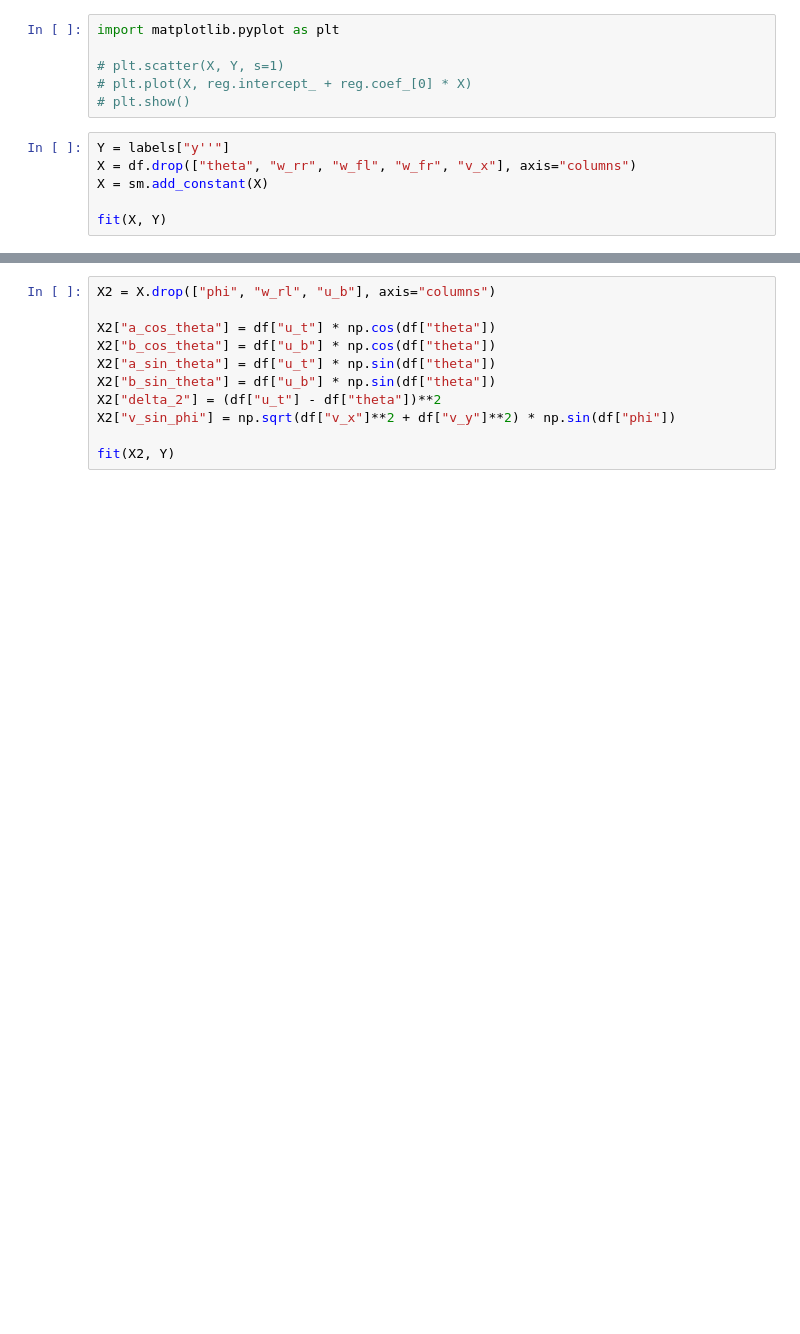
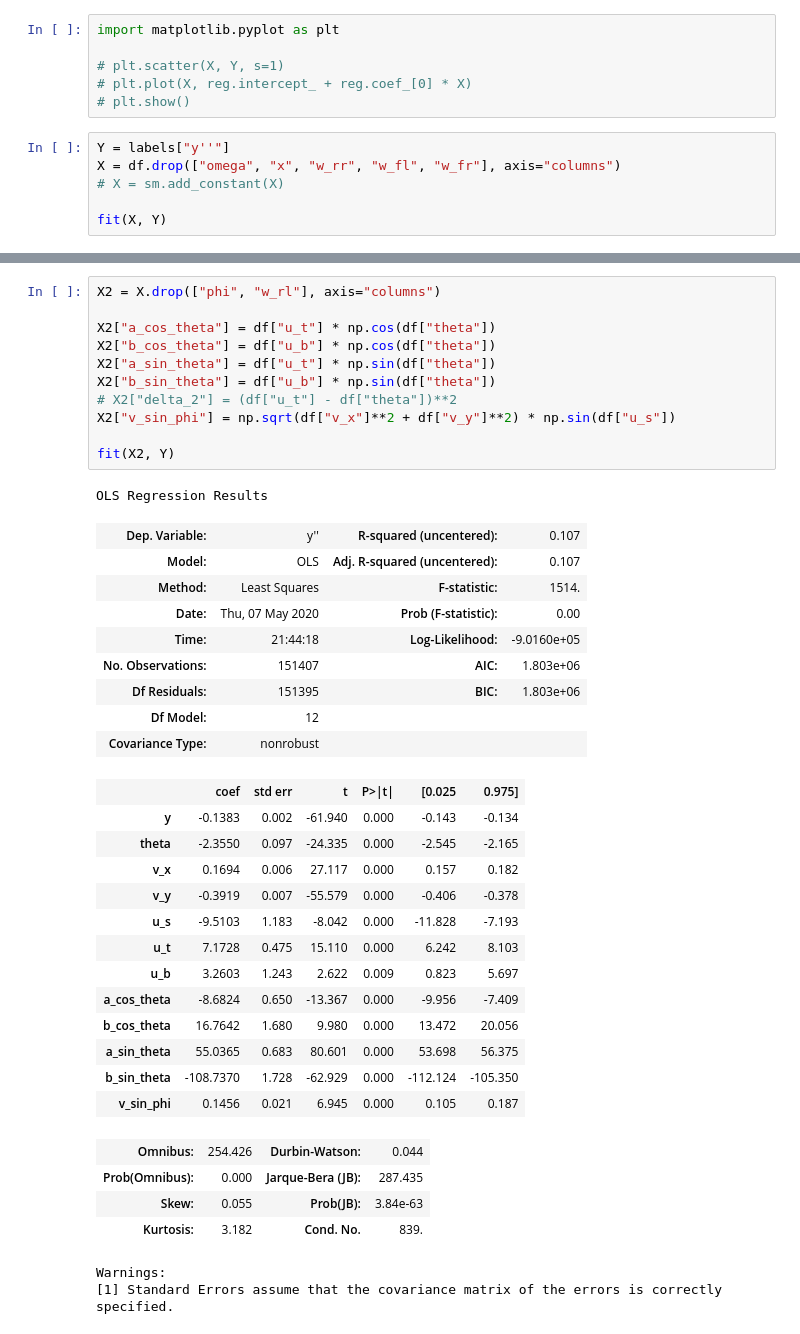
Before and after one commit to aysaha/racecar_control, a Jupyter notebook: src/Extend dataset.ipynb, the cells around one changed output, grey strips where cells are left out. Drawn from its saved outputs; the diff is of its cells as text; blank space fills up the shorter version.

```diff
--- a/src/Extend dataset.ipynb
+++ b/src/Extend dataset.ipynb
@@ -214,7 +236,7 @@ import matplotlib.pyplot as plt
 # plt.show()
 # %%
 Y = labels["y''"]
-X = df.drop(["theta", "w_rr", "w_fl", "w_fr", "v_x"], axis="columns")
-X = sm.add_constant(X)
+X = df.drop(["omega", "x", "w_rr", "w_fl", "w_fr"], axis="columns")
+# X = sm.add_constant(X)
 
 fit(X, Y)
@@ -223,13 +285,43 @@ vif(X)
 # %%
-X2 = X.drop(["phi", "w_rl", "u_b"], axis="columns")
+X2 = X.drop(["phi", "w_rl"], axis="columns")
 
 X2["a_cos_theta"] = df["u_t"] * np.cos(df["theta"])
 X2["b_cos_theta"] = df["u_b"] * np.cos(df["theta"])
 X2["a_sin_theta"] = df["u_t"] * np.sin(df["theta"])
 X2["b_sin_theta"] = df["u_b"] * np.sin(df["theta"])
-X2["delta_2"] = (df["u_t"] - df["theta"])**2
-X2["v_sin_phi"] = np.sqrt(df["v_x"]**2 + df["v_y"]**2) * np.sin(df["phi"])
+# X2["delta_2"] = (df["u_t"] - df["theta"])**2
+X2["v_sin_phi"] = np.sqrt(df["v_x"]**2 + df["v_y"]**2) * np.sin(df["u_s"])
 
 fit(X2, Y)
+# %% [output]
+OLS Regression Results
+| Dep. Variable: | y'' | R-squared (uncentered): | 0.107 |
+| Model: | OLS | Adj. R-squared (uncentered): | 0.107 |
+| Method: | Least Squares | F-statistic: | 1514. |
+| Date: | Thu, 07 May 2020 | Prob (F-statistic): | 0.00 |
+| Time: | 21:44:18 | Log-Likelihood: | -9.0160e+05 |
+| No. Observations: | 151407 | AIC: | 1.803e+06 |
+| Df Residuals: | 151395 | BIC: | 1.803e+06 |
+| Df Model: | 12 |  |  |
+| Covariance Type: | nonrobust |  |  |
+|  | coef | std err | t | P>|t| | [0.025 | 0.975] |
+| y | -0.1383 | 0.002 | -61.940 | 0.000 | -0.143 | -0.134 |
+| theta | -2.3550 | 0.097 | -24.335 | 0.000 | -2.545 | -2.165 |
+| v_x | 0.1694 | 0.006 | 27.117 | 0.000 | 0.157 | 0.182 |
+| v_y | -0.3919 | 0.007 | -55.579 | 0.000 | -0.406 | -0.378 |
+| u_s | -9.5103 | 1.183 | -8.042 | 0.000 | -11.828 | -7.193 |
+| u_t | 7.1728 | 0.475 | 15.110 | 0.000 | 6.242 | 8.103 |
+| u_b | 3.2603 | 1.243 | 2.622 | 0.009 | 0.823 | 5.697 |
+| a_cos_theta | -8.6824 | 0.650 | -13.367 | 0.000 | -9.956 | -7.409 |
+| b_cos_theta | 16.7642 | 1.680 | 9.980 | 0.000 | 13.472 | 20.056 |
+| a_sin_theta | 55.0365 | 0.683 | 80.601 | 0.000 | 53.698 | 56.375 |
+| b_sin_theta | -108.7370 | 1.728 | -62.929 | 0.000 | -112.124 | -105.350 |
+| v_sin_phi | 0.1456 | 0.021 | 6.945 | 0.000 | 0.105 | 0.187 |
+| Omnibus: | 254.426 | Durbin-Watson: | 0.044 |
+| Prob(Omnibus): | 0.000 | Jarque-Bera (JB): | 287.435 |
+| Skew: | 0.055 | Prob(JB): | 3.84e-63 |
+| Kurtosis: | 3.182 | Cond. No. | 839. |
+Warnings:
+[1] Standard Errors assume that the covariance matrix of the errors is correctly specified.
 # %%
 vif(X2)
```
Also changed, not shown: parts of 18 cells of this notebook, 4 other files.
